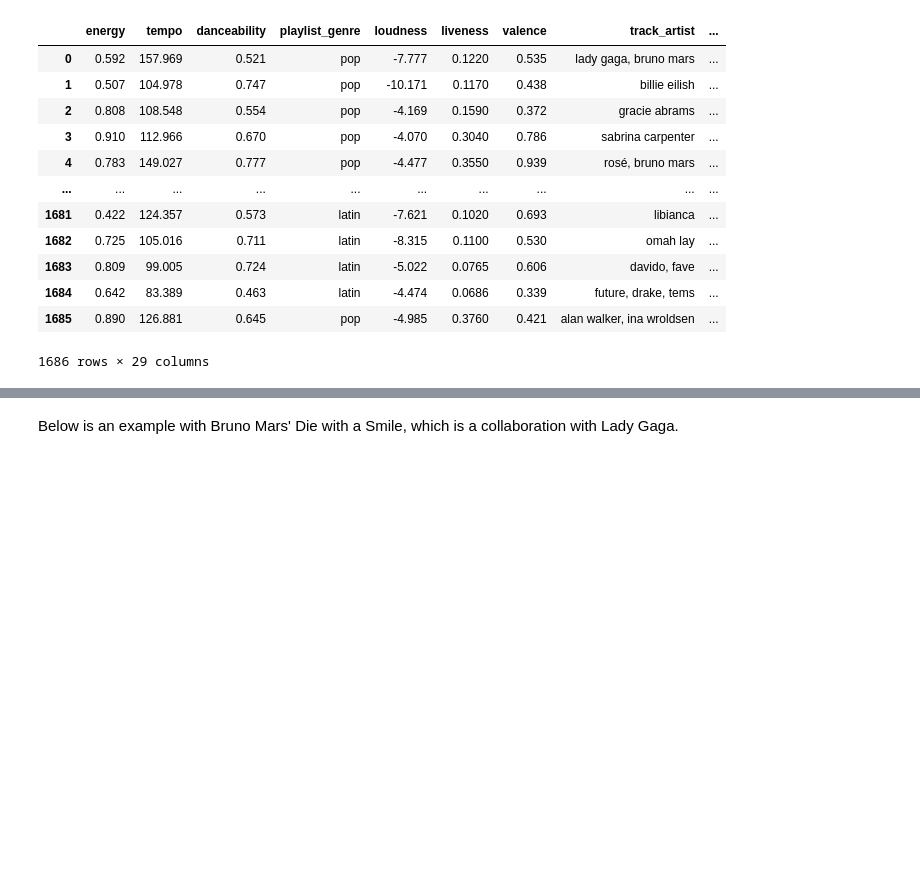
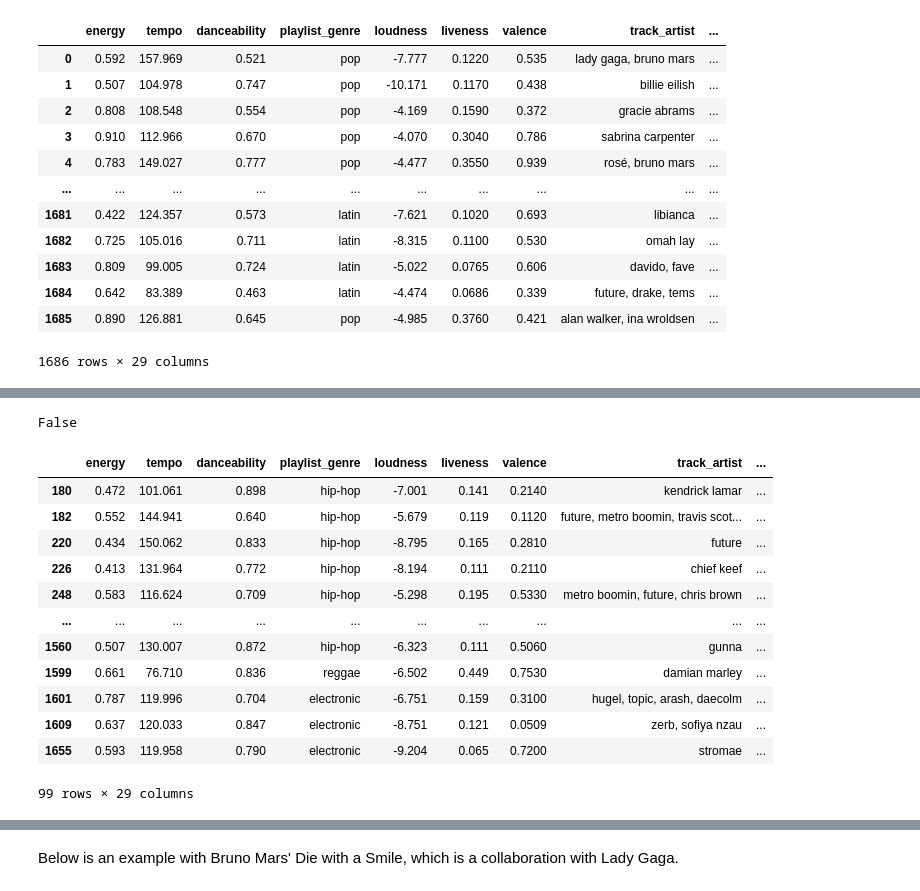
Before and after one commit to adg30/The-Sound-of-Change, a Jupyter notebook: main.ipynb, the cells around one changed output, grey strips where cells are left out. Cells and saved outputs as stored; diff of their text form; code cells hidden in the pictures; blank space fills up the shorter version.

Commit message:
Removed row with missing value.
Also started exploring how to fix the duplicates thing, I need you guys to help me out with this.

```diff
--- a/main.ipynb
+++ b/main.ipynb
@@ -172,0 +194,3 @@ high_df
+# %%
+# Clear any row with missing values
+high_df = high_df.dropna()
@@ -173,3 +218,25 @@ high_df
+# %%
+# Check for any duplicate rows that may interfere with the EDA
+high_df.duplicated(subset=['playlist_genre', 'id', 'playlist_subgenre']).any()
+# %% [output]
+False
+# %%
+high_df_dups = high_df[high_df.duplicated(subset=['playlist_genre', 'id'])]
+high_df_dups
+# %% [output]
+|  | energy | tempo | danceability | playlist_genre | loudness | liveness | valence | track_artist | ... |
+| 180 | 0.472 | 101.061 | 0.898 | hip-hop | -7.001 | 0.141 | 0.2140 | kendrick lamar | ... |
+| 182 | 0.552 | 144.941 | 0.640 | hip-hop | -5.679 | 0.119 | 0.1120 | future, metro boomin, travis scot... | ... |
+| 220 | 0.434 | 150.062 | 0.833 | hip-hop | -8.795 | 0.165 | 0.2810 | future | ... |
+| 226 | 0.413 | 131.964 | 0.772 | hip-hop | -8.194 | 0.111 | 0.2110 | chief keef | ... |
+| 248 | 0.583 | 116.624 | 0.709 | hip-hop | -5.298 | 0.195 | 0.5330 | metro boomin, future, chris brown | ... |
+| ... | ... | ... | ... | ... | ... | ... | ... | ... | ... |
+| 1560 | 0.507 | 130.007 | 0.872 | hip-hop | -6.323 | 0.111 | 0.5060 | gunna | ... |
+| 1599 | 0.661 | 76.710 | 0.836 | reggae | -6.502 | 0.449 | 0.7530 | damian marley | ... |
+| 1601 | 0.787 | 119.996 | 0.704 | electronic | -6.751 | 0.159 | 0.3100 | hugel, topic, arash, daecolm | ... |
+| 1609 | 0.637 | 120.033 | 0.847 | electronic | -8.751 | 0.121 | 0.0509 | zerb, sofiya nzau | ... |
+| 1655 | 0.593 | 119.958 | 0.790 | electronic | -9.204 | 0.065 | 0.7200 | stromae | ... |
+99 rows × 29 columns
 # %%
 from scipy.stats import zscore
 
```
Also changed, not shown: parts of 5 cells of this notebook.
